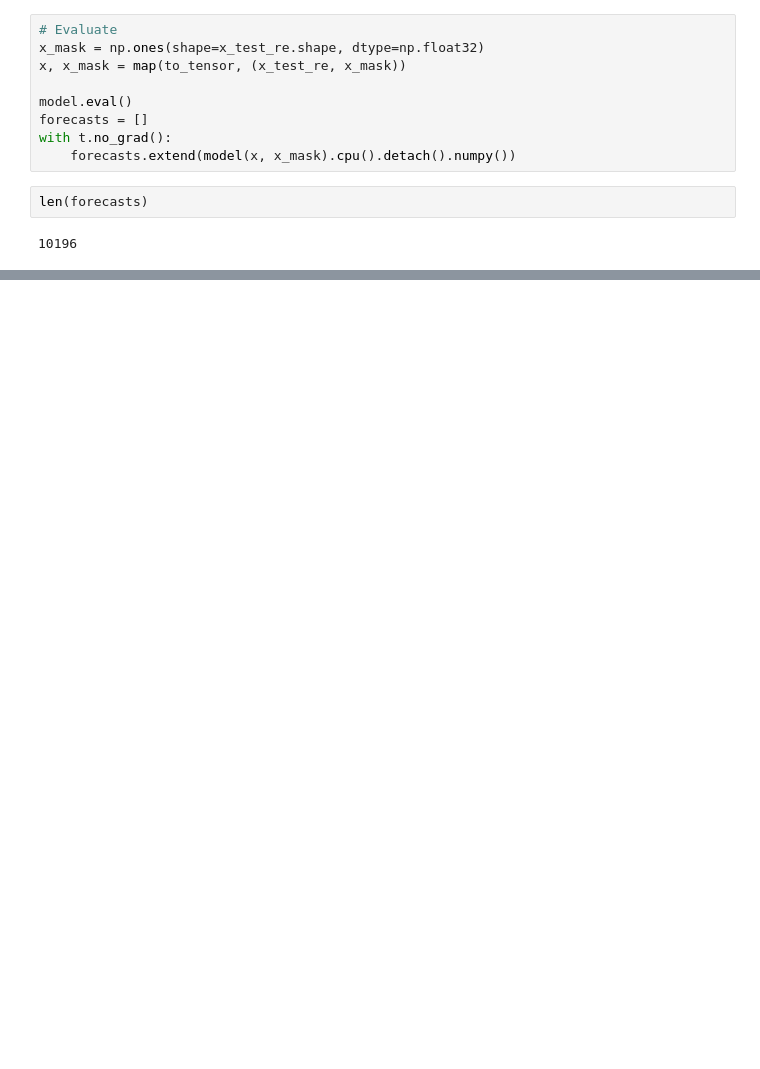
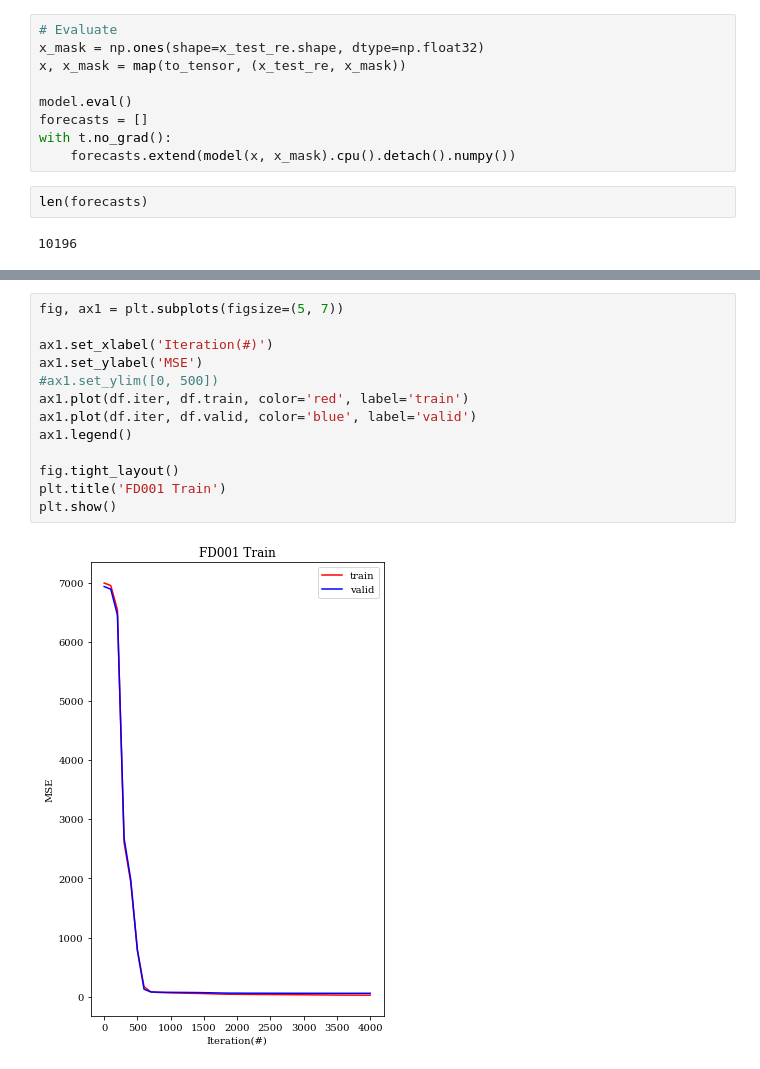
Before and after one commit to TaeniKim/nbeats_reproduce, a Jupyter notebook: nf_cmapss.ipynb, the cells around one changed output, grey strips where cells are left out. Cells and saved outputs as stored; diff of their text form; blank space fills up the shorter version.

```diff
--- a/nf_cmapss.ipynb
+++ b/nf_cmapss.ipynb
@@ -485,3 +497,18 @@ df.head()
+# %%
+fig, ax1 = plt.subplots(figsize=(5, 7))
+
+ax1.set_xlabel('Iteration(#)')
+ax1.set_ylabel('MSE')
+#ax1.set_ylim([0, 500])
+ax1.plot(df.iter, df.train, color='red', label='train')
+ax1.plot(df.iter, df.valid, color='blue', label='valid')
+ax1.legend()
+
+fig.tight_layout()
+plt.title('FD001 Train')
+plt.show()
+# %% [output]
+[figure, added]
 # %%
 fig, ax1 = plt.subplots(figsize=(5, 7))
 
```
Also changed, not shown: parts of 14 cells of this notebook.
